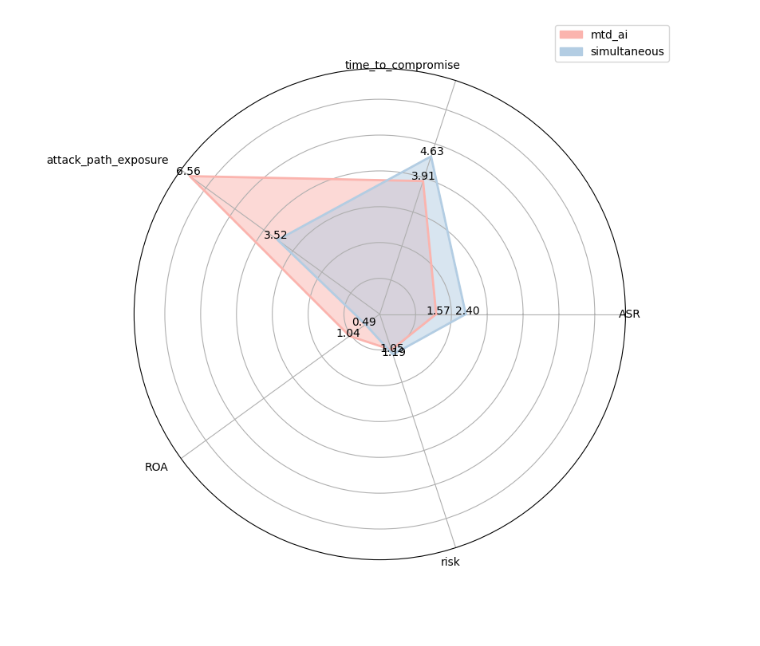
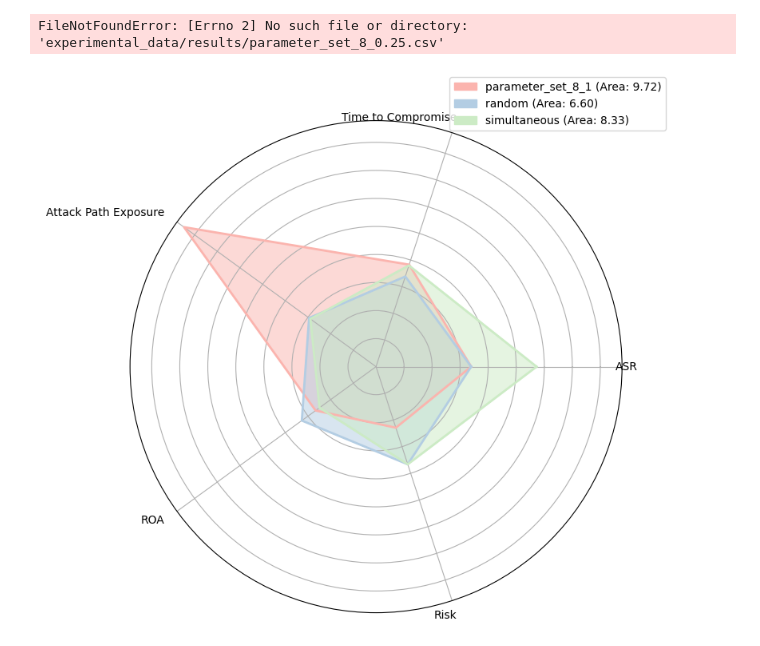
Before and after one commit to MoeBuTa/MTDSim, a Jupyter notebook: experiments/experiments.ipynb, the cells around one changed output. Saved outputs shown, nothing was run; the diff lists cells and outputs as text; code cells hidden in the pictures; blank space fills up the shorter version.

Commit message:
Updated plotting code

```diff
--- a/experiments/experiments.ipynb
+++ b/experiments/experiments.ipynb
@@ -48,7 +44,7 @@ network_size = [150]
 total_nodes = 150
 new_network = True
 
-trial = 50
+trial = 1
 
 mtd_strategies = [
     CompleteTopologyShuffle,
@@ -107,10 +103,10 @@ class Experiment:
                     print("Trial_", i)
 
                 if scheme == 'nomtd':
-                    futures.append(executor.submit(execute_simulation, self.file_name, self.model_path, start_time, finish_time, total_nodes, new_network = new_network,
-                                                                mtd_interval=self.mtd_interval,network_size=self.network_size))
                     # mtd = single_mtd_simulation("nomtd", [None],
                     #                                             mtd_interval=self.mtd_interval,network_size=self.network_size)
+                    futures.append(executor.submit(single_mtd_simulation, "nomtd", [None],
+                                                                mtd_interval=self.mtd_interval,network_size=self.network_size))
                 elif scheme == 'mtd_ai':
                     # try:
                     #     mtd = mtd_ai_simulation(self.model, self.model_path, start_time, finish_time, total_nodes, new_network = new_network,
@@ -118,7 +114,7 @@ class Experiment:
                     # except:
                     #     continue
                     # mtd = mtd_ai_simulation(self.file_name, self.model_path, start_time, finish_time, total_nodes, new_network = new_network,
-                    #                             mtd_interval=self.mtd_interval,network_size=self.network_size, attacker_sensitivity=self.attacker_sensitivity)
+                                                # mtd_interval=self.mtd_interval,network_size=self.network_size, attacker_sensitivity=self.attacker_sensitivity)
                     futures.append(executor.submit(mtd_ai_simulation, self.file_name, self.model_path, start_time, finish_time, total_nodes,
                                            new_network, self.mtd_interval, self.network_size, self.attacker_sensitivity))
                 else:
@@ -265,0 +390,22 @@ class RadarPlot(Experiment):
+# %%
+models = ['nomtd']
+# models = ['parameter_set_1']
+ids_sensitivity = [1]
+
+for model in models:
+    for sensitivity in ids_sensitivity:
+        file_name = f"{model}_{sensitivity}"
+        print(f"Running experiments for model {model}")
+        result = Experiment(epsilon=epsilon,
+                            start_time=start_time,
+                            finish_time=finish_time,
+                            mtd_interval=mtd_interval,
+                            network_size=network_size,
+                            total_nodes=total_nodes,
+                            new_network=new_network,
+                            model=model,
+                            trial=trial,
+                            result_head_path=result_head_path,
+                            file_name=file_name,
+                            attacker_sensitivity=sensitivity)
+        result.run_trials('nomtd')
@@ -288,5 +455,5 @@ class RadarPlot(Experiment):
 # %%
-models = ['parameter_set_1']
+models = ['alternative']
 # models = ['parameter_set_1']
 ids_sensitivity = [1]
 
@@ -306,5 +473,5 @@ for model in models:
                             result_head_path=result_head_path,
                             file_name=file_name,
                             attacker_sensitivity=sensitivity)
-        result.run_trials('mtd_ai')
+        result.run_trials(model)
 # %% [output]
@@ -317,8 +510,15 @@ Trial_ 40
+# %%
+model = 'parameter_set_8'
+radar = RadarPlot(epsilon, start_time, finish_time, mtd_interval, network_size,total_nodes, new_network,  model, trial, result_head_path)
+schemes_data = radar.multiple_scaled_pipeline(schemes=['parameter_set_8_0', 'parameter_set_8_0.25', 'parameter_set_8_0.5', 'parameter_set_8_0.75', 'parameter_set_8_1'], data_name=['parameter_set_8_0', 'parameter_set_8_0.25', 'parameter_set_8_0.5', 'parameter_set_8_0.75', 'parameter_set_8_1'], run_trial = False)
+radar.plot_n_schemes(schemes_data, show_labels=False)
+# %% [output]
+FileNotFoundError: [Errno 2] No such file or directory: 'experimental_data/results/parameter_set_8_0.25.csv'
 # %%
-model = 'parameter_set_1'
+model = 'parameter_set_8'
 radar = RadarPlot(epsilon, start_time, finish_time, mtd_interval, network_size,total_nodes, new_network,  model, trial, result_head_path)
-schemes_data = radar.multiple_scaled_pipeline(schemes=['mtd_ai', 'simultaneous'], data_name=['parameter_set_1_1', 'simultaneous'], run_trial = False)
-radar.plot_n_schemes(schemes_data)
+schemes_data = radar.multiple_scaled_pipeline(schemes=['parameter_set_8_1', 'random', 'simultaneous'], data_name=['parameter_set_8_1', 'random', 'simultaneous'], run_trial = False)
+radar.plot_n_schemes(schemes_data, show_labels=False)
 # %% [output]
-[figure, old version]
+[figure, new version]
 # %%
```
Also changed, not shown: parts of 23 cells of this notebook, 57 other files.
